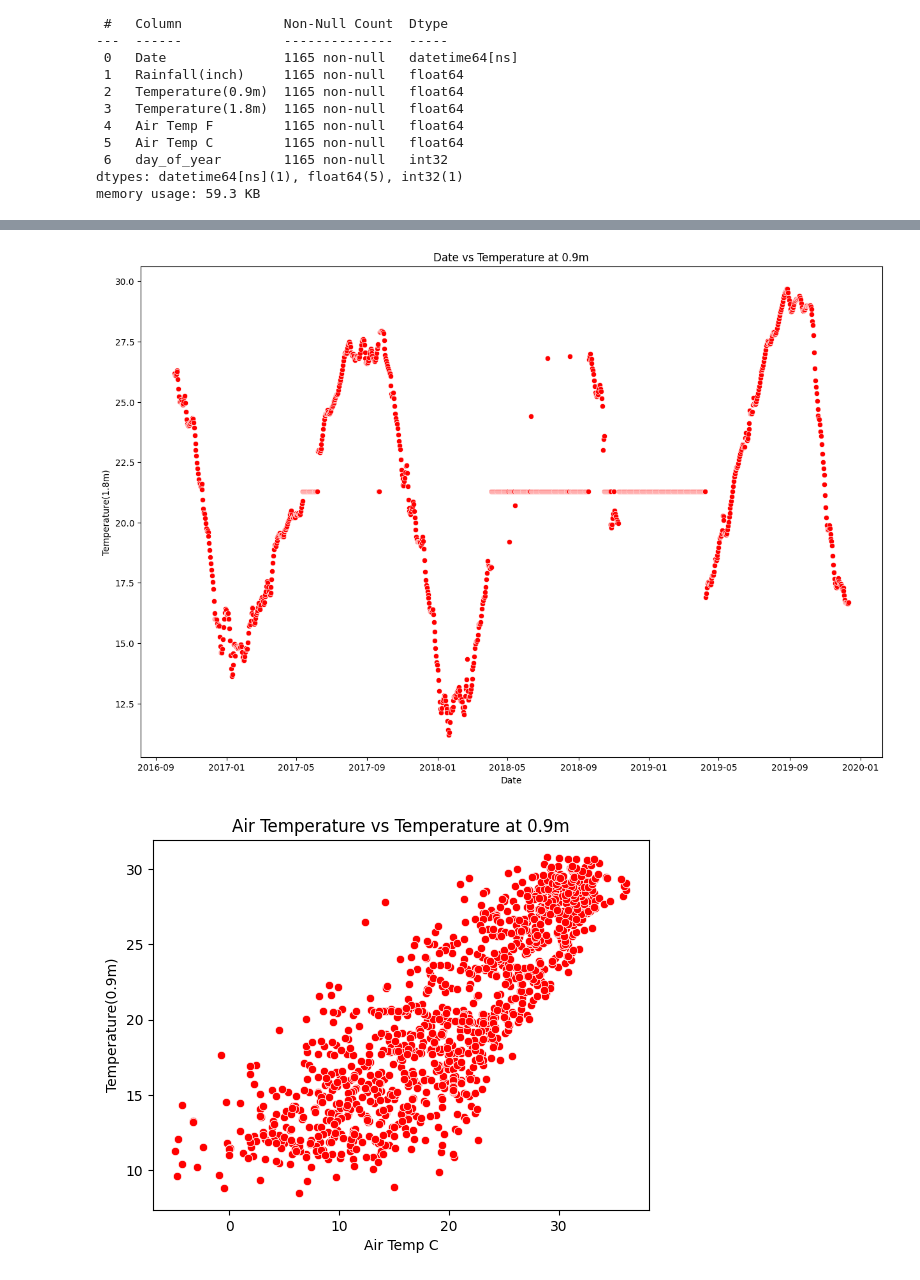
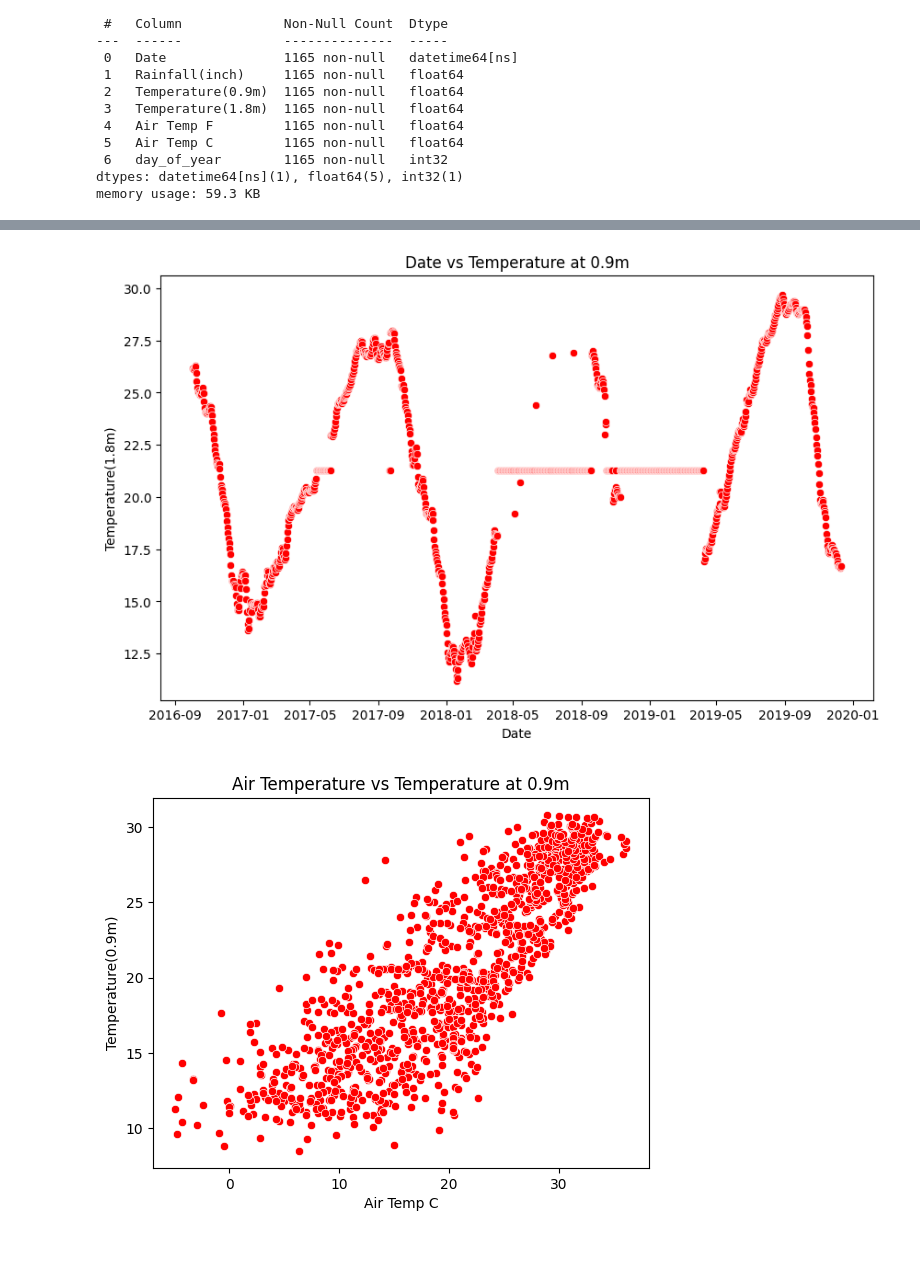
Before and after one commit to sandeepbandi924/PROJECTS, a Jupyter notebook: Temperature Prediction in Pavement Base and Subgrade Layers/temp5.ipynb, the cells around one changed output, grey strips where cells are left out. Saved outputs shown, nothing was run; the diff lists cells and outputs as text; code cells hidden in the pictures; blank space fills up the shorter version.

```diff
--- a/Temperature Prediction in Pavement Base and Subgrade Layers/temp5.ipynb
+++ b/Temperature Prediction in Pavement Base and Subgrade Layers/temp5.ipynb
@@ -93,11 +93,11 @@ plt.show()
 # %%
 # Visualize the relationship between Air Temp and Temperatures at different depths
-plt.figure(figsize=(15,10))
+plt.figure(figsize=(10,6))
 sns.scatterplot(x=data['Date'], y=data['Temperature(1.8m)'],color='r')
 plt.title('Date vs Temperature at 0.9m')
 plt.show()
 # %% [output]
-[figure, old version]
+[figure, new version]
 # %%
 # Visualize the relationship between Air Temp and Temperatures at different depths
 sns.scatterplot(x=data['Air Temp C'], y=data['Temperature(0.9m)'],color='r')
```
Also changed, not shown: parts of 19 cells of this notebook.
